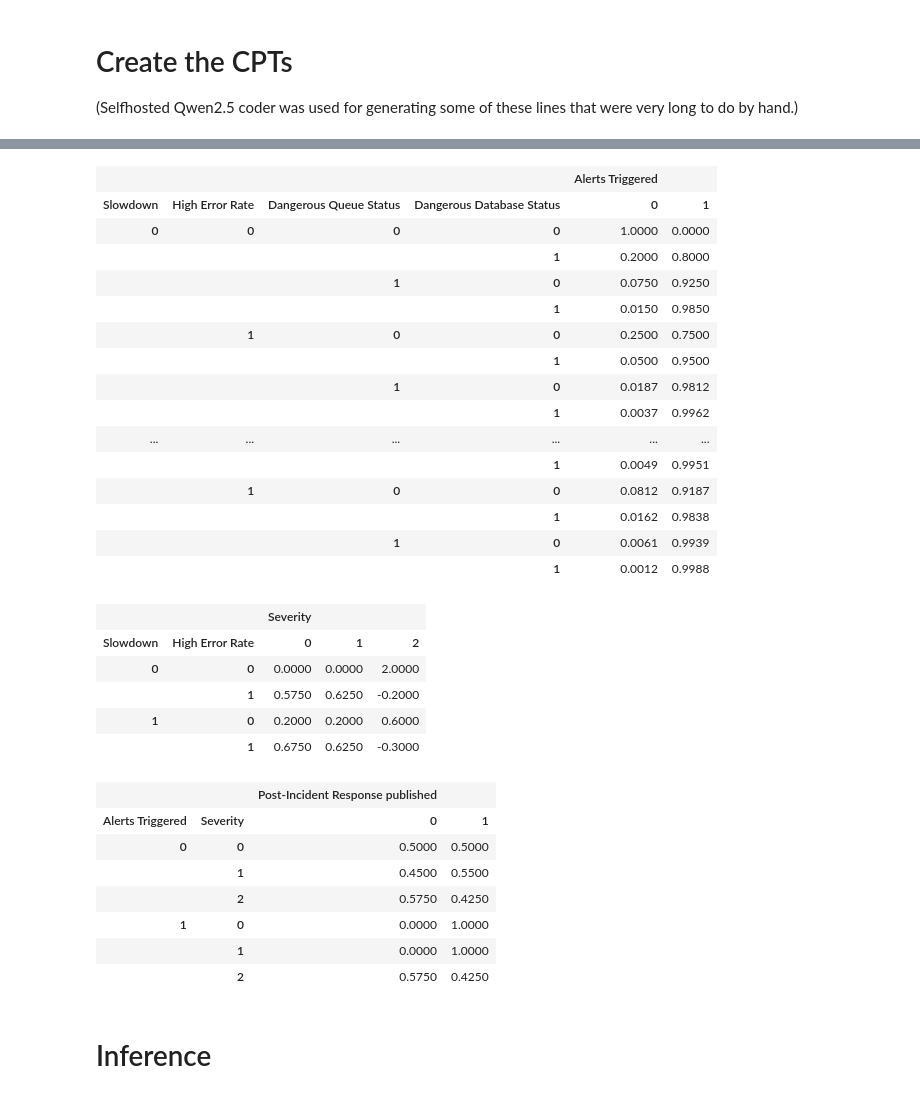
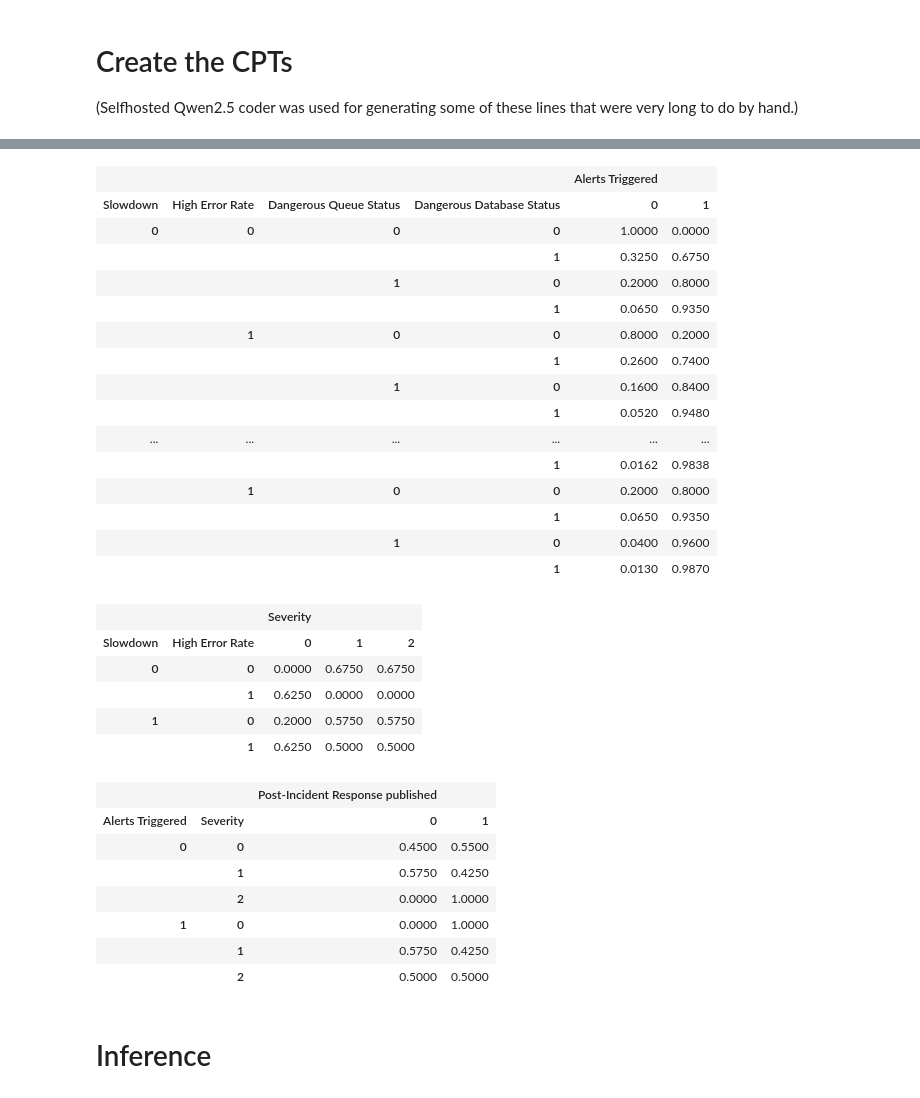
Before and after one commit to JustAlternate/simplified-bayesian-network-of-production-incident, a Jupyter notebook: notebook.ipynb, the cells around one changed output, grey strips where cells are left out. Drawn from its saved outputs; the diff is of its cells as text; code cells hidden in the pictures.

```diff
--- a/notebook.ipynb
+++ b/notebook.ipynb
@@ -73,7 +74,7 @@ def extract_probability(value):
 try:
     df = pd.read_csv(csv_file, sep=';', skiprows=2, header=0)
     # Remove useless metadata first 4 columns
-    df = df.iloc[:, 4:]
+    df = df.iloc[:, 10:]
 except Exception as e:
     print(f"Error reading CSV file: {e}")
     exit()
@@ -142,12 +143,16 @@ expert_data = {
     # Severity
     "P_SL_SE_P0": average_probs.iloc[20],
     "P_SL_SE_P1": average_probs.iloc[21],
+    "P_SL_SE_P2": average_probs.iloc[21],
     "P_HE_SE_P0": average_probs.iloc[22],
     "P_HE_SE_P1": average_probs.iloc[23],
+    "P_HE_SE_P2": average_probs.iloc[23],
     "P_NOT_SL_NOT_HE_SE_P0": average_probs.iloc[24],
     "P_NOT_SL_NOT_HE_SE_P1": average_probs.iloc[25],
+    "P_NOT_SL_NOT_HE_SE_P2": average_probs.iloc[25],
     "P_SL_AND_HE_SE_P0": average_probs.iloc[26],
     "P_SL_AND_HE_SE_P1": average_probs.iloc[27],
+    "P_SL_AND_HE_SE_P2": average_probs.iloc[27],
     # Post-Incident Response
     "P_SE_P0_NOT_AL_PR": average_probs.iloc[28],
     "P_SE_P1_NOT_AL_PR": average_probs.iloc[29],
@@ -424,34 +429,34 @@ bn.cpt(AL)
 |  |  |  |  | Alerts Triggered |  |
 | Slowdown | High Error Rate | Dangerous Queue Status | Dangerous Database Status | 0 | 1 |
 | 0 | 0 | 0 | 0 | 1.0000 | 0.0000 |
-|  |  |  | 1 | 0.2000 | 0.8000 |
-|  |  | 1 | 0 | 0.0750 | 0.9250 |
-|  |  |  | 1 | 0.0150 | 0.9850 |
-|  | 1 | 0 | 0 | 0.2500 | 0.7500 |
-|  |  |  | 1 | 0.0500 | 0.9500 |
-|  |  | 1 | 0 | 0.0187 | 0.9812 |
-|  |  |  | 1 | 0.0037 | 0.9962 |
+|  |  |  | 1 | 0.3250 | 0.6750 |
+|  |  | 1 | 0 | 0.2000 | 0.8000 |
+|  |  |  | 1 | 0.0650 | 0.9350 |
+|  | 1 | 0 | 0 | 0.8000 | 0.2000 |
+|  |  |  | 1 | 0.2600 | 0.7400 |
+|  |  | 1 | 0 | 0.1600 | 0.8400 |
+|  |  |  | 1 | 0.0520 | 0.9480 |
 | ... | ... | ... | ... | ... | ... |
-|  |  |  | 1 | 0.0049 | 0.9951 |
-|  | 1 | 0 | 0 | 0.0812 | 0.9187 |
 |  |  |  | 1 | 0.0162 | 0.9838 |
-|  |  | 1 | 0 | 0.0061 | 0.9939 |
-|  |  |  | 1 | 0.0012 | 0.9988 |
+|  | 1 | 0 | 0 | 0.2000 | 0.8000 |
+|  |  |  | 1 | 0.0650 | 0.9350 |
+|  |  | 1 | 0 | 0.0400 | 0.9600 |
+|  |  |  | 1 | 0.0130 | 0.9870 |
 # %%
 bn.cpt(SE).fillWith([
-    expert_data["P_NOT_SL_NOT_HE_SE_P0"],expert_data["P_NOT_SL_NOT_HE_SE_P1"],(1-expert_data["P_NOT_SL_NOT_HE_SE_P1"] + 1-expert_data["P_NOT_SL_NOT_HE_SE_P0"]),
-    expert_data["P_HE_SE_P0"], expert_data["P_HE_SE_P1"], 1-(expert_data["P_HE_SE_P0"] + expert_data["P_HE_SE_P1"]),
-    expert_data["P_SL_SE_P0"], expert_data["P_SL_SE_P1"], 1-(expert_data["P_SL_SE_P0"] + expert_data["P_SL_SE_P1"]),
-    expert_data["P_SL_AND_HE_SE_P0"], expert_data["P_SL_AND_HE_SE_P1"], 1-(expert_data["P_SL_AND_HE_SE_P0"]+expert_data["P_SL_AND_HE_SE_P1"]),
+    expert_data["P_NOT_SL_NOT_HE_SE_P0"],expert_data["P_NOT_SL_NOT_HE_SE_P1"], expert_data["P_NOT_SL_NOT_HE_SE_P2"],
+    expert_data["P_HE_SE_P0"], expert_data["P_HE_SE_P1"], expert_data["P_HE_SE_P2"],
+    expert_data["P_SL_SE_P0"], expert_data["P_SL_SE_P1"], expert_data["P_SL_SE_P2"],
+    expert_data["P_SL_AND_HE_SE_P0"], expert_data["P_SL_AND_HE_SE_P1"], expert_data["P_SL_AND_HE_SE_P2"],
 ])
 bn.cpt(SE)
 # %% [output]
 |  |  | Severity |  |  |
 | Slowdown | High Error Rate | 0 | 1 | 2 |
-| 0 | 0 | 0.0000 | 0.0000 | 2.0000 |
-|  | 1 | 0.5750 | 0.6250 | -0.2000 |
-| 1 | 0 | 0.2000 | 0.2000 | 0.6000 |
-|  | 1 | 0.6750 | 0.6250 | -0.3000 |
+| 0 | 0 | 0.0000 | 0.6750 | 0.6750 |
+|  | 1 | 0.6250 | 0.0000 | 0.0000 |
+| 1 | 0 | 0.2000 | 0.5750 | 0.5750 |
+|  | 1 | 0.6250 | 0.5000 | 0.5000 |
 # %%
 bn.cpt(PR).fillWith([
     1-expert_data["P_SE_P0_NOT_AL_PR"],expert_data["P_SE_P0_NOT_AL_PR"],
@@ -464,12 +469,12 @@ bn.cpt(PR).fillWith([
 # %% [output]
 |  |  | Post-Incident Response published |  |
 | Alerts Triggered | Severity | 0 | 1 |
-| 0 | 0 | 0.5000 | 0.5000 |
-|  | 1 | 0.4500 | 0.5500 |
-|  | 2 | 0.5750 | 0.4250 |
+| 0 | 0 | 0.4500 | 0.5500 |
+|  | 1 | 0.5750 | 0.4250 |
+|  | 2 | 0.0000 | 1.0000 |
 | 1 | 0 | 0.0000 | 1.0000 |
-|  | 1 | 0.0000 | 1.0000 |
-|  | 2 | 0.5750 | 0.4250 |
+|  | 1 | 0.5750 | 0.4250 |
+|  | 2 | 0.5000 | 0.5000 |
 # %% [markdown]
 # Inference
 # %%
```
Also changed, not shown: parts of 19 cells of this notebook, 1 other file.
